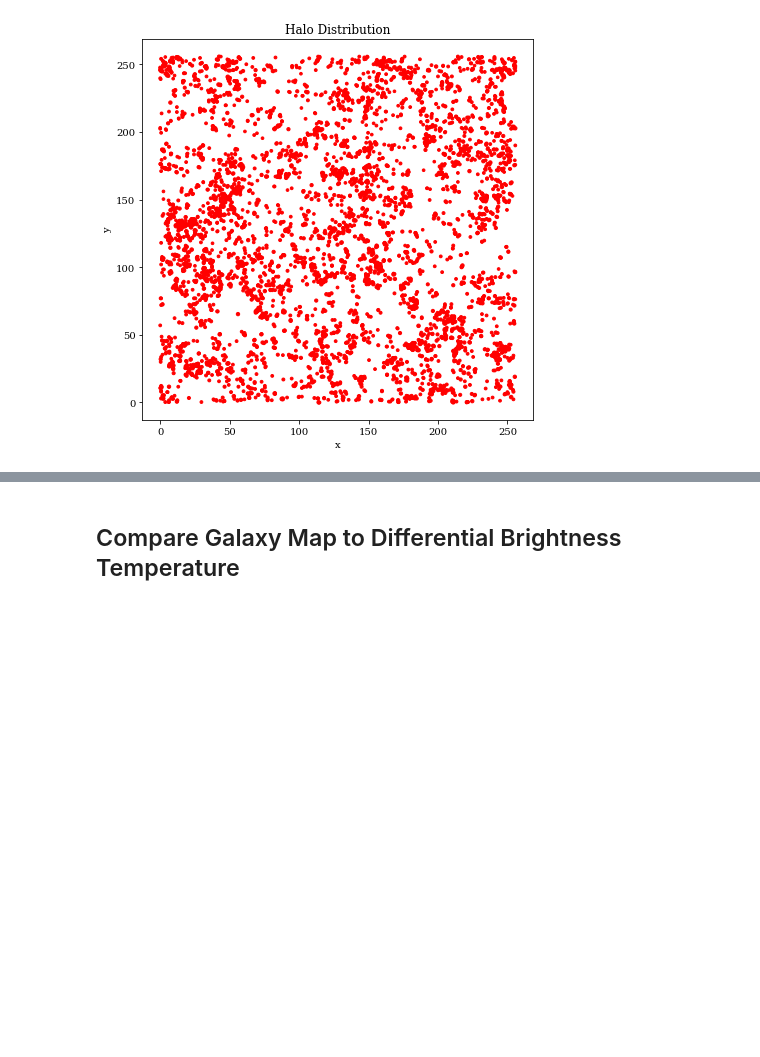
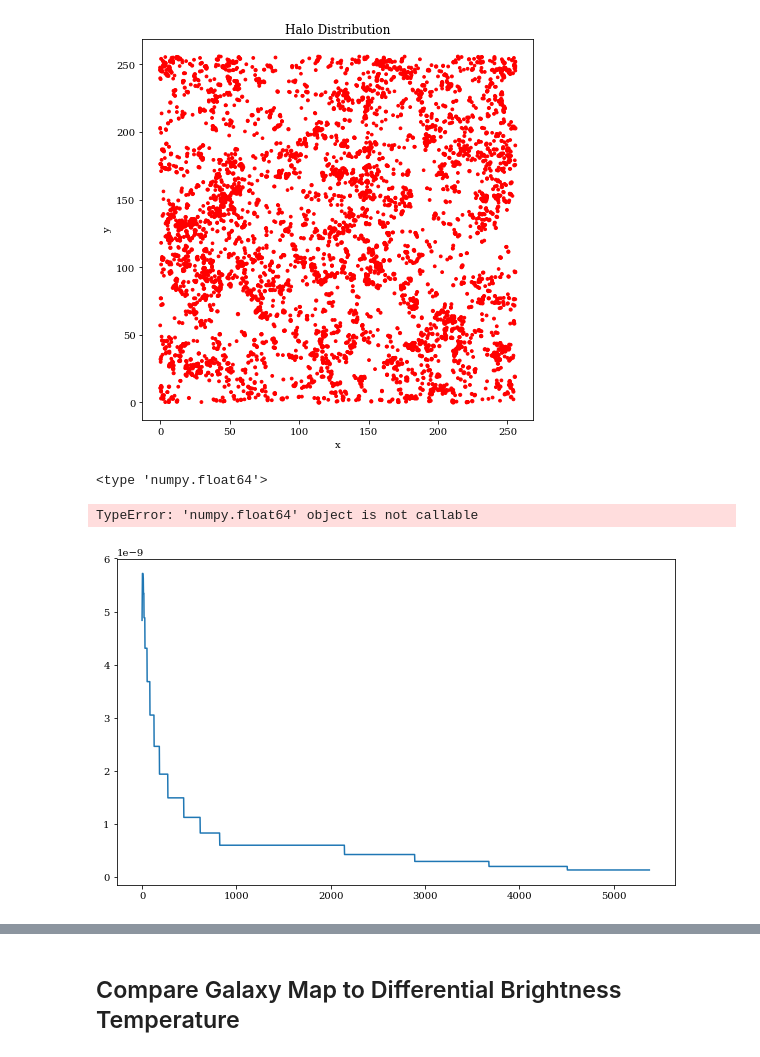
Before and after one commit to tacox5/Senior_Thesis, a Jupyter notebook: notebooks/Heneka_et_al_2017.ipynb, the cells around one changed output, grey strips where cells are left out. Saved outputs shown, nothing was run; the diff lists cells and outputs as text; code cells hidden in the pictures; blank space fills up the shorter version.

```diff
--- a/notebooks/Heneka_et_al_2017.ipynb
+++ b/notebooks/Heneka_et_al_2017.ipynb
@@ -266,7 +264,20 @@ plt.show()
 [figure]
 # %%
 halo_lum = []
+halo_I = []
 z = 7.04
 
 for m in halos[idxs,0]:
     halo_lum.append(L_gal(L_gal_exc(m,z), L_gal_rec(m,z)))
+
+for i, r in enumerate(halo_rad[idxs]):
+    halo_I.append(Lgal_to_I(halo_lum[i], r, z))
+# %% [output]
+<type 'numpy.float64'>
+TypeError: 'numpy.float64' object is not callable
+# %%
+plt.figure(figsize=(10,6))
+plt.plot(halo_I)
+plt.show()
+# %% [output]
+[figure, added]
```
Also changed, not shown: parts of 21 cells of this notebook, 33 other files.
